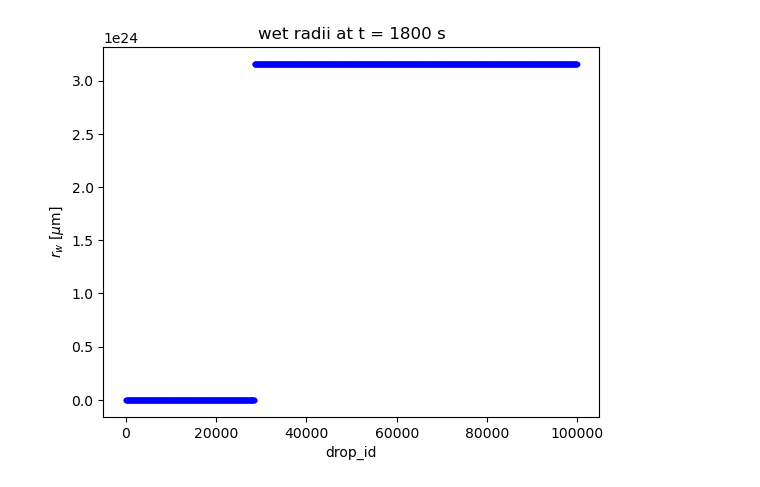
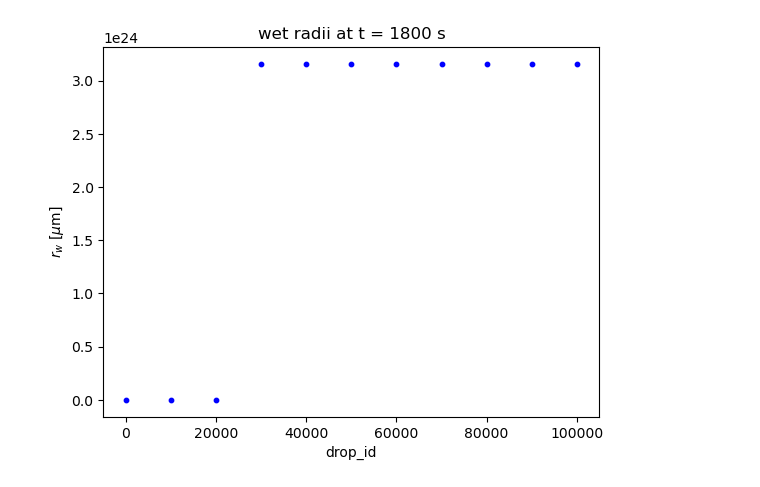
Before and after one commit to AgnieszkaMakulska/libcloudphxx, a Jupyter notebook: models/box/plot_output.ipynb, the cells around one changed output. Cells and saved outputs as stored; diff of their text form; code cells hidden in the pictures.

```diff
--- a/models/box/plot_output.ipynb
+++ b/models/box/plot_output.ipynb
@@ -44,12 +44,12 @@ pyplot.show()
 # %%
-for drop_id in np.arange(0,rw.shape[1],100):
+for drop_id in np.arange(0,rw.shape[1],10000):
     pyplot.scatter(drop_id,rw[-1,drop_id]*1e6,color='b',s=10)
 pyplot.ylabel('$r_w$ [$\mu$m]')
 pyplot.xlabel('drop_id')
 pyplot.title("wet radii at t = 1800 s")
 pyplot.show()
 # %% [output]
-[figure, old version]
+[figure, new version]
 # %%
 import numpy.ma as ma
 mom0=ma.getdata(nc["moment 0"][:])
```
Also changed, not shown: parts of 4 cells of this notebook, 1 other file.
